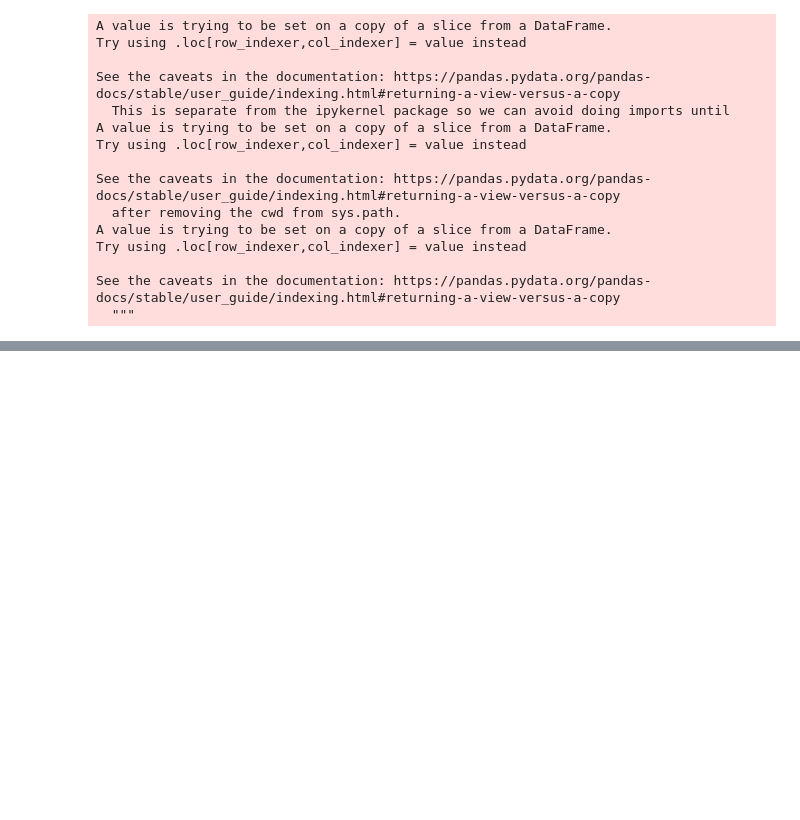
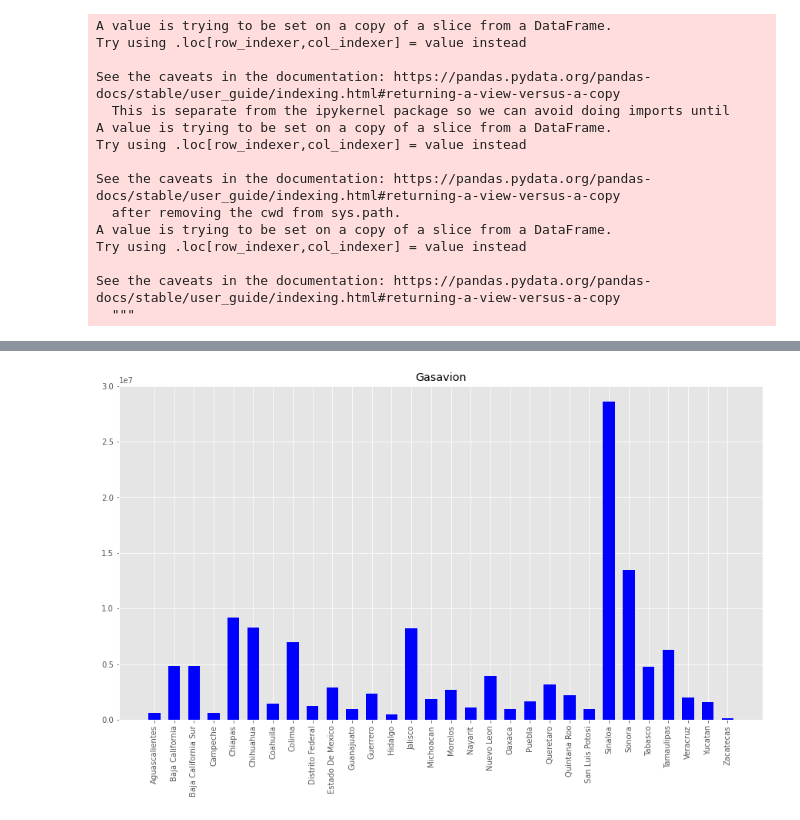
Before and after one commit to KarlaBalog/Proyecto_ASE, a Jupyter notebook: ASE.ipynb, the cells around one changed output, grey strips where cells are left out. Saved outputs shown, nothing was run; the diff lists cells and outputs as text; code cells hidden in the pictures; blank space fills up the shorter version.

```diff
--- a/ASE.ipynb
+++ b/ASE.ipynb
@@ -445,7 +445,7 @@ EstadodeMexico_2021_Turbo=EstadodeMexico_2021_Turbo.reset_index()
 # %%
 #ESTADODEMEXICO
 #EstadodeMexico1 contiene a el estado de EstadodeMexico que usa Gasavion
-EstadodeMexico_Gas=Gass.loc[:,"Estado"]=="Estado de Mexico"#De aquellos estados que usan el combustible de Gasavion, separo solo lo que son de EstadodeMexico y así haré con cada uno de los estados
+EstadodeMexico_Gas=Gass.loc[:,"Estado"]=="Estado De Mexico"#De aquellos estados que usan el combustible de Gasavion, separo solo lo que son de EstadodeMexico y así haré con cada uno de los estados
 EstadodeMexico1=Gass.loc[EstadodeMexico_Gas]
 #En EstadodeMexico_2017 tengo al estado de EstadodeMexico con combustible de Gasavion y que sus cargas de combustible en 2018
 EstadodeMexico_2017_Gas=EstadodeMexico1[EstadodeMexico1.Aniomes.isin([201701, 201702, 201703, 201704, 201705, 201706, 201707, 201708, 201709, 201710, 201711, 201712])]#Lo que hago aquí es obtener la información que ocurrió durante todo el 2018 para posteriormente sumarlo
@@ -1664,19 +1664,19 @@ Turbosina_Total=Turbosina_Total.append(fila_2021, ignore_index=True)
 # %%
 #ESTADODEMEXICO
 #Se agrega la fila que da los datos del 2017
-fila_2017={"Estado": "Estado de Mexico", "Aniomes": "2017", "Tipo Combustible": "Gasavion", "Litros de combustible suministrado": EstadodeMexico_2017_Gas["Litros de combustible suministrado"].sum(), "Servicios realizados": EstadodeMexico_2017_Gas["Servicios realizados"].sum()}
+fila_2017={"Estado": "Estado De Mexico", "Aniomes": "2017", "Tipo Combustible": "Gasavion", "Litros de combustible suministrado": EstadodeMexico_2017_Gas["Litros de combustible suministrado"].sum(), "Servicios realizados": EstadodeMexico_2017_Gas["Servicios realizados"].sum()}
 Gasavion_Total=Gasavion_Total.append(fila_2017, ignore_index=True)
 #Se agrega la fila que da los datos del 2018
-fila_2018={"Estado": "Estado de Mexico", "Aniomes": "2018", "Tipo Combustible": "Gasavion", "Litros de combustible suministrado": EstadodeMexico_2018_Gas["Litros de combustible suministrado"].sum(), "Servicios realizados": EstadodeMexico_2018_Gas["Servicios realizados"].sum()}
+fila_2018={"Estado": "Estado De Mexico", "Aniomes": "2018", "Tipo Combustible": "Gasavion", "Litros de combustible suministrado": EstadodeMexico_2018_Gas["Litros de combustible suministrado"].sum(), "Servicios realizados": EstadodeMexico_2018_Gas["Servicios realizados"].sum()}
 Gasavion_Total=Gasavion_Total.append(fila_2018, ignore_index=True)
 #Se agrega la fila que da los datos del 2019
-fila_2019={"Estado": "Estado de Mexico", "Aniomes": "2019", "Tipo Combustible": "Gasavion", "Litros de combustible suministrado": EstadodeMexico_2019_Gas["Litros de combustible suministrado"].sum(), "Servicios realizados": EstadodeMexico_2019_Gas["Servicios realizados"].sum()}
+fila_2019={"Estado": "Estado De Mexico", "Aniomes": "2019", "Tipo Combustible": "Gasavion", "Litros de combustible suministrado": EstadodeMexico_2019_Gas["Litros de combustible suministrado"].sum(), "Servicios realizados": EstadodeMexico_2019_Gas["Servicios realizados"].sum()}
 Gasavion_Total=Gasavion_Total.append(fila_2019, ignore_index=True)
 #Se agrega la fila que da los datos del 2020
-fila_2020={"Estado": "Estado de Mexico", "Aniomes": "2020", "Tipo Combustible": "Gasavion", "Litros de combustible suministrado": EstadodeMexico_2020_Gas["Litros de combustible suministrado"].sum(), "Servicios realizados": EstadodeMexico_2020_Gas["Servicios realizados"].sum()}
+fila_2020={"Estado": "Estado De Mexico", "Aniomes": "2020", "Tipo Combustible": "Gasavion", "Litros de combustible suministrado": EstadodeMexico_2020_Gas["Litros de combustible suministrado"].sum(), "Servicios realizados": EstadodeMexico_2020_Gas["Servicios realizados"].sum()}
 Gasavion_Total=Gasavion_Total.append(fila_2020, ignore_index=True)
 #Se agrega la fila que da los datos del 2021
-fila_2021={"Estado": "Estado de Mexico", "Aniomes": "2021", "Tipo Combustible": "Gasavion", "Litros de combustible suministrado": EstadodeMexico_2021_Gas["Litros de combustible suministrado"].sum(), "Servicios realizados": EstadodeMexico_2021_Gas["Servicios realizados"].sum()}
+fila_2021={"Estado": "Estado De Mexico", "Aniomes": "2021", "Tipo Combustible": "Gasavion", "Litros de combustible suministrado": EstadodeMexico_2021_Gas["Litros de combustible suministrado"].sum(), "Servicios realizados": EstadodeMexico_2021_Gas["Servicios realizados"].sum()}
 Gasavion_Total=Gasavion_Total.append(fila_2021, ignore_index=True)
 # %%
 #GUANAJUATO
@@ -2436,6 +2506,10 @@ Colima=Gasavion_Total.loc[:,"Estado"]=="Colima"
 Colima1=Gasavion_Total.loc[Colima]
 DistritoFederal=Gasavion_Total.loc[:,"Estado"]=="Distrito Federal"
 DistritoFederal1=Gasavion_Total.loc[DistritoFederal]
+Durango=Gasavion_Total.loc[:,"Estado"]=="Durango"
+Durango1=Gasavion_Total.loc[Durango]
+EstadodeMexico=Gasavion_Total.loc[:,"Estado"]=="Estado De Mexico"
+EstadodeMexico1=Gasavion_Total.loc[EstadodeMexico]
 Guanajuato=Gasavion_Total.loc[:,"Estado"]=="Guanajuato"
 Guanajuato1=Gasavion_Total.loc[Guanajuato]
 Guerrero=Gasavion_Total.loc[:,"Estado"]=="Guerrero"
@@ -2648,0 +2632,11 @@ Gasavion_Resumen
+# %%
+height= list(Gasavion_Resumen['Litros de combustible suministrado'])
+bars = list(Gasavion_Resumen['Estado'])
+plt.style.use("ggplot")
+plt.figure(figsize=(15,8))
+plt.bar(bars, height, color='blue', width=0.6)
+plt.xticks(rotation=90)
+plt. title("Gasavion")
+plt.show()
+# %% [output]
+[figure, added]
```
Also changed, not shown: parts of 20 cells of this notebook.
